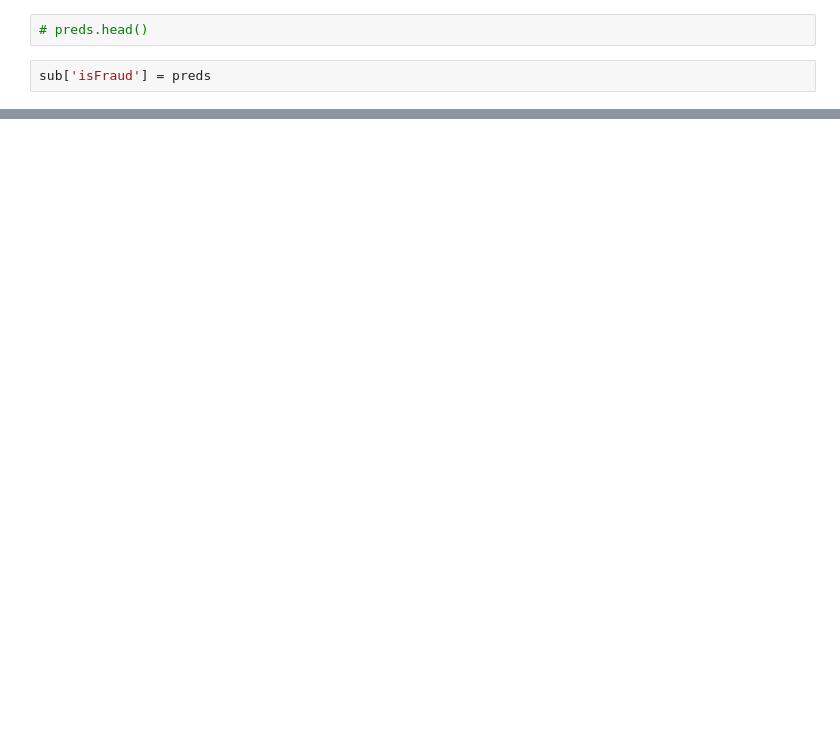
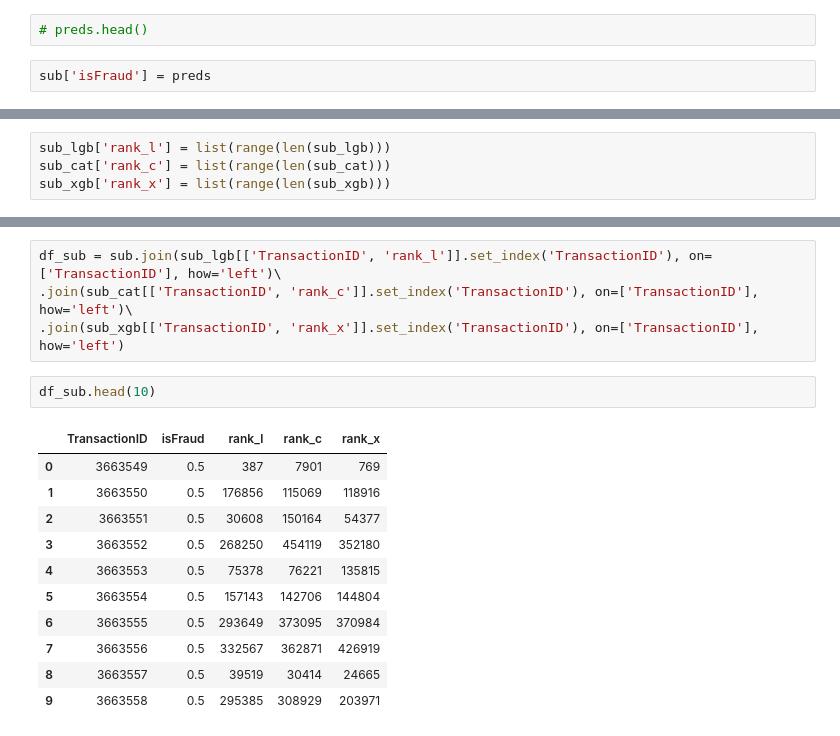
Before and after one commit to rodgomrod/kaggle_ieee_fraud, a Jupyter notebook: ensembler.ipynb, the cells around one changed output, grey strips where cells are left out. Drawn from its saved outputs; the diff is of its cells as text; blank space fills up the shorter version.

```diff
--- a/ensembler.ipynb
+++ b/ensembler.ipynb
@@ -146,0 +168,4 @@ sub.to_csv('submissions/20190831_ensemble_xgb_lgb.csv', sep=',', header=True, in
+# %%
+sub_lgb['rank_l'] = list(range(len(sub_lgb)))
+sub_cat['rank_c'] = list(range(len(sub_cat)))
+sub_xgb['rank_x'] = list(range(len(sub_xgb)))
@@ -146,0 +190,18 @@ sub.to_csv('submissions/20190831_ensemble_xgb_lgb.csv', sep=',', header=True, in
+# %%
+df_sub = sub.join(sub_lgb[['TransactionID', 'rank_l']].set_index('TransactionID'), on=['TransactionID'], how='left')\
+.join(sub_cat[['TransactionID', 'rank_c']].set_index('TransactionID'), on=['TransactionID'], how='left')\
+.join(sub_xgb[['TransactionID', 'rank_x']].set_index('TransactionID'), on=['TransactionID'], how='left')
+# %%
+df_sub.head(10)
+# %% [output]
+|  | TransactionID | isFraud | rank_l | rank_c | rank_x |
+| 0 | 3663549 | 0.5 | 387 | 7901 | 769 |
+| 1 | 3663550 | 0.5 | 176856 | 115069 | 118916 |
+| 2 | 3663551 | 0.5 | 30608 | 150164 | 54377 |
+| 3 | 3663552 | 0.5 | 268250 | 454119 | 352180 |
+| 4 | 3663553 | 0.5 | 75378 | 76221 | 135815 |
+| 5 | 3663554 | 0.5 | 157143 | 142706 | 144804 |
+| 6 | 3663555 | 0.5 | 293649 | 373095 | 370984 |
+| 7 | 3663556 | 0.5 | 332567 | 362871 | 426919 |
+| 8 | 3663557 | 0.5 | 39519 | 30414 | 24665 |
+| 9 | 3663558 | 0.5 | 295385 | 308929 | 203971 |
```
Also changed, not shown: parts of 19 cells of this notebook, 6 other files.
